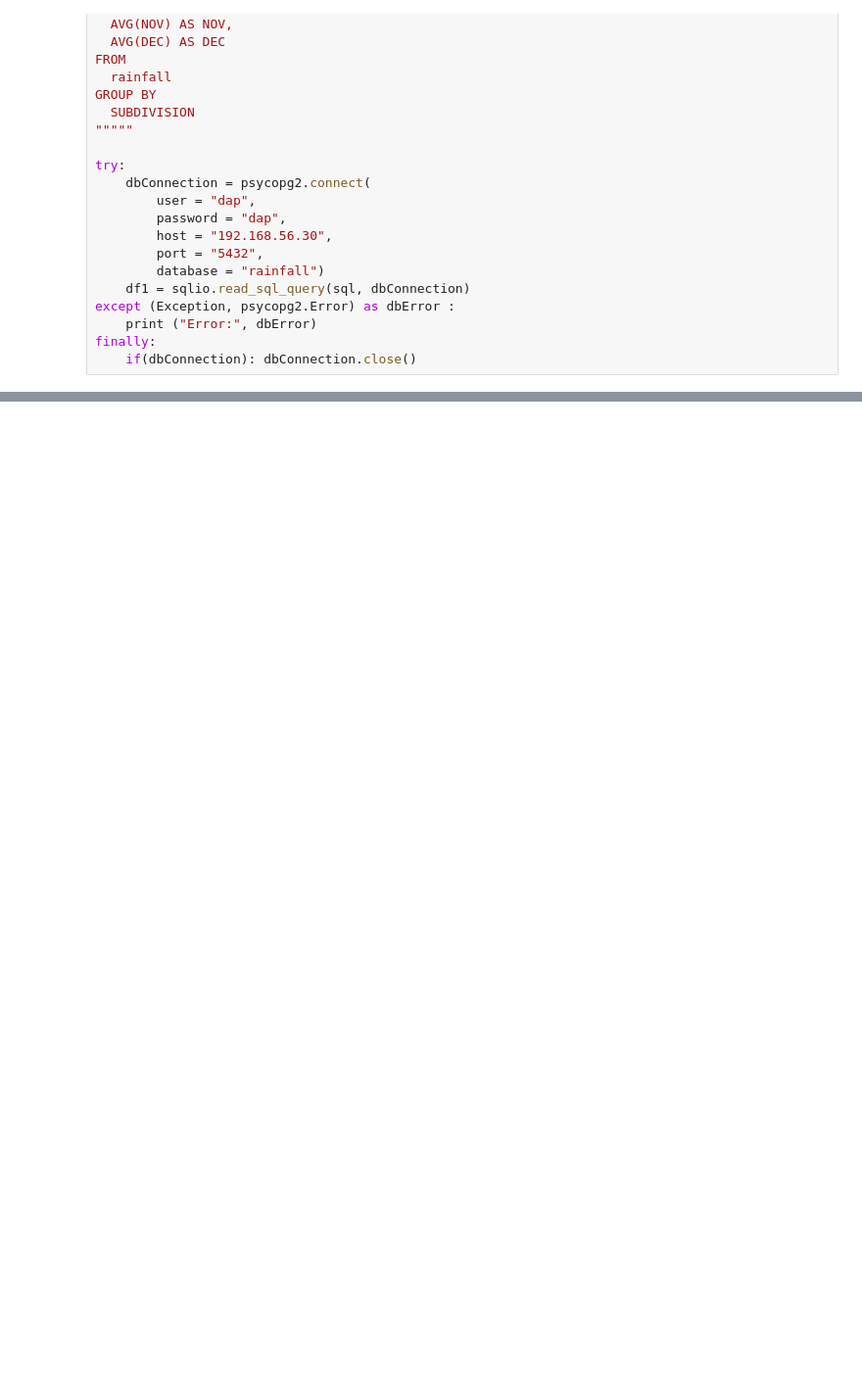
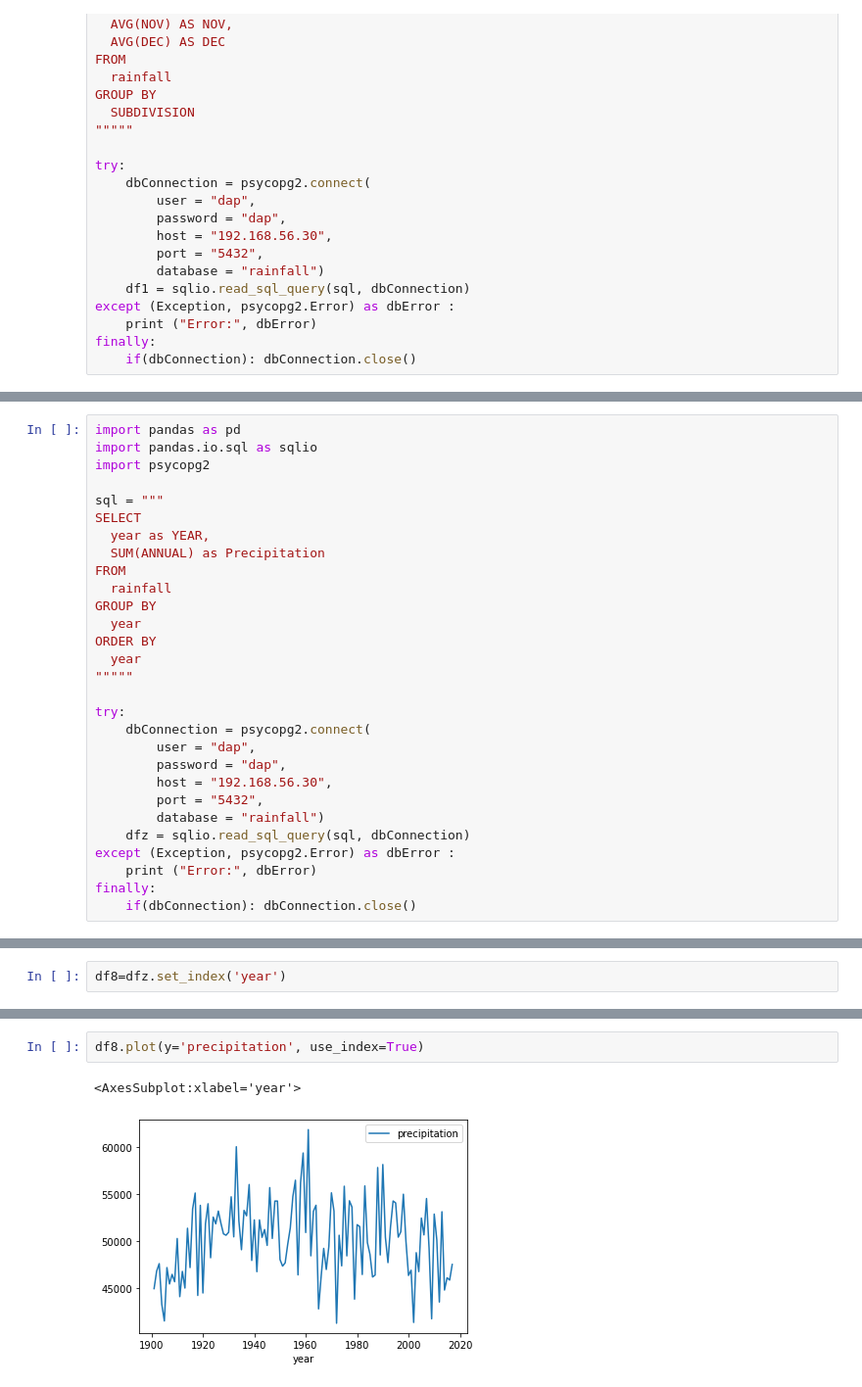
Before and after one commit to x21176671/projG, a Jupyter notebook: Postgresql-Rain-Copy2.ipynb, the cells around one changed output, grey strips where cells are left out. Shown at 98% size. Saved outputs shown, nothing was run; the diff lists cells and outputs as text; blank space fills up the shorter version.

```diff
--- a/Postgresql-Rain-Copy2.ipynb
+++ b/Postgresql-Rain-Copy2.ipynb
@@ -214,0 +277,29 @@ fig.show()
+# %%
+import pandas as pd
+import pandas.io.sql as sqlio
+import psycopg2
+
+sql = """
+SELECT
+  year as YEAR,
+  SUM(ANNUAL) as Precipitation
+FROM
+  rainfall
+GROUP BY
+  year
+ORDER BY
+  year
+"""""
+
+try:
+    dbConnection = psycopg2.connect(
+        user = "dap",
+        password = "dap",
+        host = "192.168.56.30",
+        port = "5432",
+        database = "rainfall")
+    dfz = sqlio.read_sql_query(sql, dbConnection)
+except (Exception, psycopg2.Error) as dbError :
+    print ("Error:", dbError)
+finally:
+    if(dbConnection): dbConnection.close()
@@ -214,0 +322,2 @@ fig.show()
+# %%
+df8=dfz.set_index('year')
@@ -214,0 +341,5 @@ fig.show()
+# %%
+df8.plot(y='precipitation', use_index=True)
+# %% [output]
+<AxesSubplot:xlabel='year'>
+[figure, added]
```
Also changed, not shown: parts of 26 cells of this notebook.
